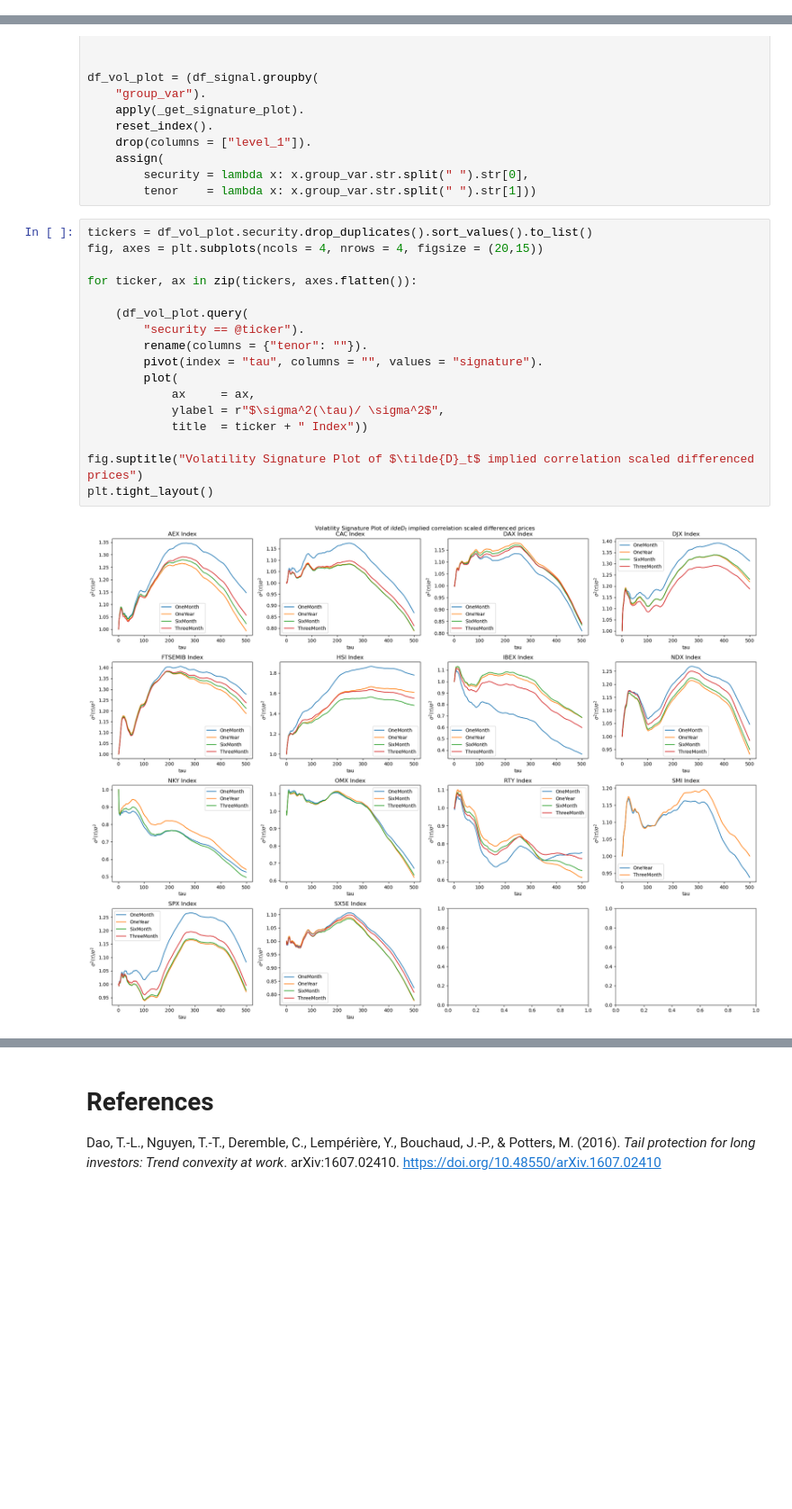
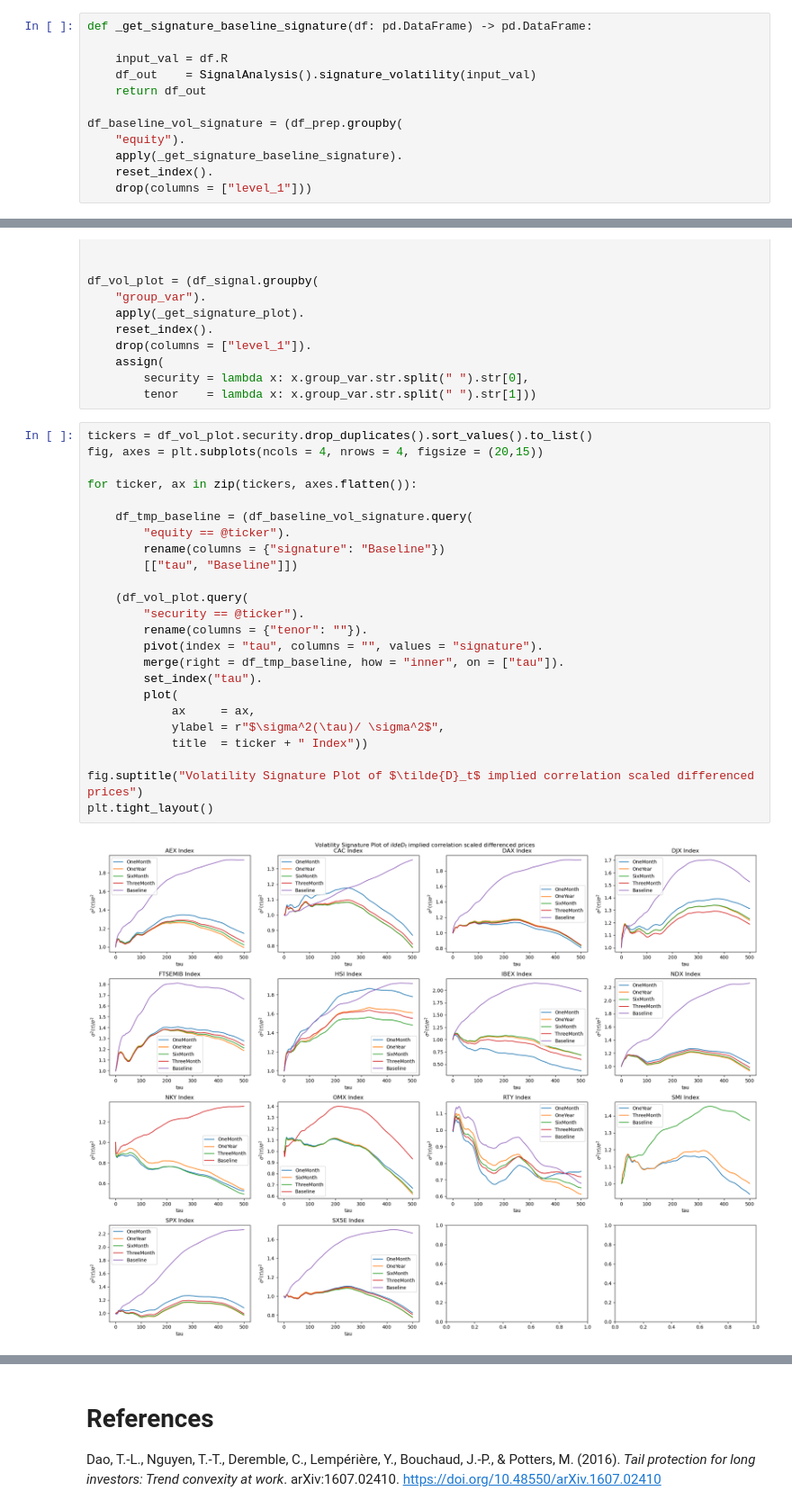
Before and after one commit to diegodalvarez/TrendSystem, a Jupyter notebook: Research/SignalResearch/1ImpliedCorrelationSignals.ipynb, the cells around one changed output, grey strips where cells are left out. Shown at 90% size. Drawn from its saved outputs; the diff is of its cells as text; blank space fills up the shorter version.

```diff
--- a/Research/SignalResearch/1ImpliedCorrelationSignals.ipynb
+++ b/Research/SignalResearch/1ImpliedCorrelationSignals.ipynb
@@ -98,6 +99,18 @@ df_signal = (df_prep
     apply(_get_corr_scaled_trend, trend_window, vol_window).
     reset_index().
     drop(columns = ["level_1"]))
+# %%
+def _get_signature_baseline_signature(df: pd.DataFrame) -> pd.DataFrame:
+
+    input_val = df.R
+    df_out    = SignalAnalysis().signature_volatility(input_val)
+    return df_out
+
+df_baseline_vol_signature = (df_prep.groupby(
+    "equity").
+    apply(_get_signature_baseline_signature).
+    reset_index().
+    drop(columns = ["level_1"]))
 # %%
 def _get_signature_plot(df: pd.DataFrame) -> pd.DataFrame:
 
@@ -117,19 +130,26 @@ df_vol_plot = (df_signal.groupby(
 # %%
 tickers = df_vol_plot.security.drop_duplicates().sort_values().to_list()
 fig, axes = plt.subplots(ncols = 4, nrows = 4, figsize = (20,15))
 
 for ticker, ax in zip(tickers, axes.flatten()):
 
+    df_tmp_baseline = (df_baseline_vol_signature.query(
+        "equity == @ticker").
+        rename(columns = {"signature": "Baseline"})
+        [["tau", "Baseline"]])
+
     (df_vol_plot.query(
         "security == @ticker").
         rename(columns = {"tenor": ""}).
         pivot(index = "tau", columns = "", values = "signature").
+        merge(right = df_tmp_baseline, how = "inner", on = ["tau"]).
+        set_index("tau").
         plot(
             ax     = ax,
             ylabel = r"$\sigma^2(\tau)/ \sigma^2$",
             title  = ticker + " Index"))
 
 fig.suptitle("Volatility Signature Plot of $\tilde{D}_t$ implied correlation scaled differenced prices")
 plt.tight_layout()
 # %% [output]
-[figure, old version]
+[figure, new version]
```
Also changed, not shown: parts of 21 cells of this notebook.
